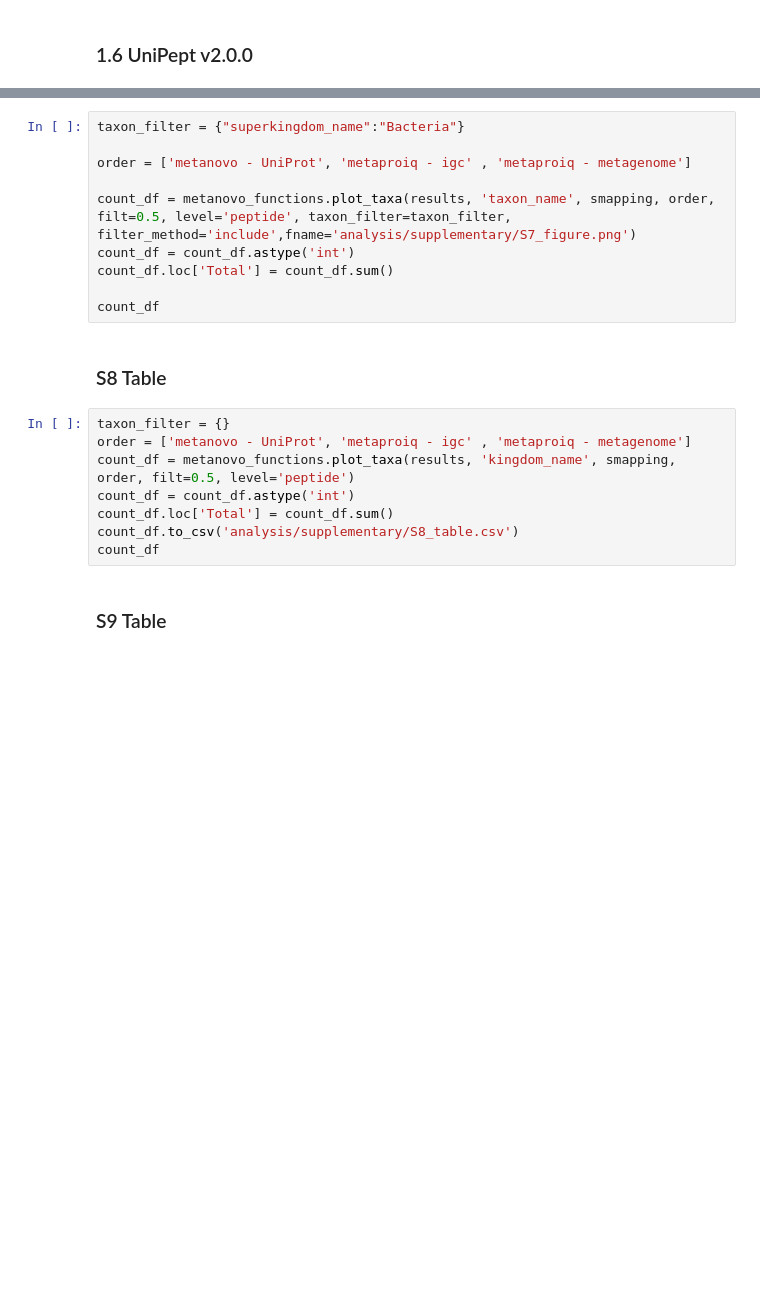
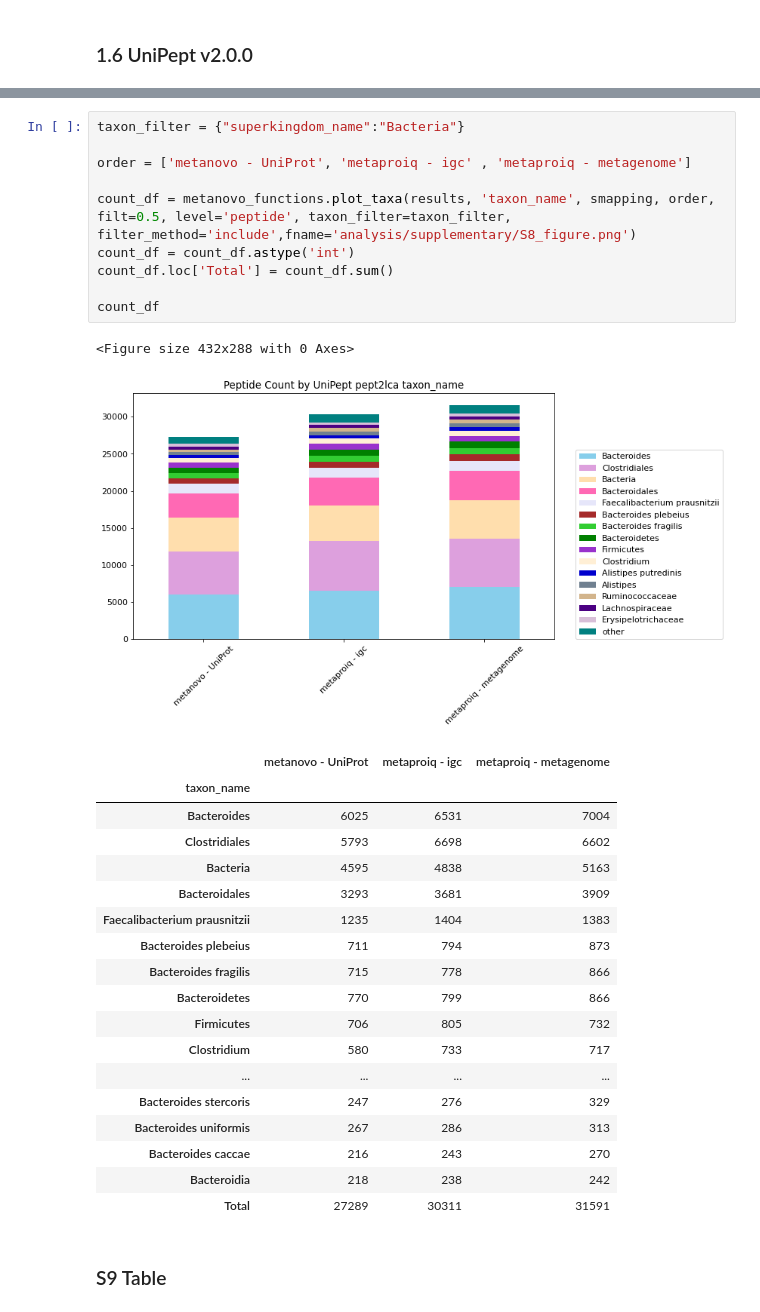
Before and after one commit to Thys3Potgieter/Metanovo-Manuscript, a Jupyter notebook: 2_MetaProIQ.ipynb, the cells around one changed output, grey strips where cells are left out. Saved outputs shown, nothing was run; the diff lists cells and outputs as text; blank space fills up the shorter version.

```diff
--- a/2_MetaProIQ.ipynb
+++ b/2_MetaProIQ.ipynb
@@ -290,22 +445,33 @@ count_df
 # %%
 taxon_filter = {"superkingdom_name":"Bacteria"}
 
 order = ['metanovo - UniProt', 'metaproiq - igc' , 'metaproiq - metagenome']
 
-count_df = metanovo_functions.plot_taxa(results, 'taxon_name', smapping, order, filt=0.5, level='peptide', taxon_filter=taxon_filter, filter_method='include',fname='analysis/supplementary/S7_figure.png')
+count_df = metanovo_functions.plot_taxa(results, 'taxon_name', smapping, order, filt=0.5, level='peptide', taxon_filter=taxon_filter, filter_method='include',fname='analysis/supplementary/S8_figure.png')
 count_df = count_df.astype('int')
 count_df.loc['Total'] = count_df.sum()
 
 count_df
+# %% [output]
+<Figure size 432x288 with 0 Axes>
+[figure, added]
+|  | metanovo - UniProt | metaproiq - igc | metaproiq - metagenome |
+| taxon_name |  |  |  |
+| Bacteroides | 6025 | 6531 | 7004 |
+| Clostridiales | 5793 | 6698 | 6602 |
+| Bacteria | 4595 | 4838 | 5163 |
+| Bacteroidales | 3293 | 3681 | 3909 |
+| Faecalibacterium prausnitzii | 1235 | 1404 | 1383 |
+| Bacteroides plebeius | 711 | 794 | 873 |
+| Bacteroides fragilis | 715 | 778 | 866 |
+| Bacteroidetes | 770 | 799 | 866 |
+| Firmicutes | 706 | 805 | 732 |
+| Clostridium | 580 | 733 | 717 |
+| ... | ... | ... | ... |
+| Bacteroides stercoris | 247 | 276 | 329 |
+| Bacteroides uniformis | 267 | 286 | 313 |
+| Bacteroides caccae | 216 | 243 | 270 |
+| Bacteroidia | 218 | 238 | 242 |
+| Total | 27289 | 30311 | 31591 |
-# %% [markdown]
-### S8 Table
-# %%
-taxon_filter = {}
-order = ['metanovo - UniProt', 'metaproiq - igc' , 'metaproiq - metagenome']
-count_df = metanovo_functions.plot_taxa(results, 'kingdom_name', smapping, order, filt=0.5, level='peptide')
-count_df = count_df.astype('int')
-count_df.loc['Total'] = count_df.sum()
-count_df.to_csv('analysis/supplementary/S8_table.csv')
-count_df
 # %% [markdown]
 ### S9 Table
```
Also changed, not shown: parts of 23 cells of this notebook, 2 other files.
